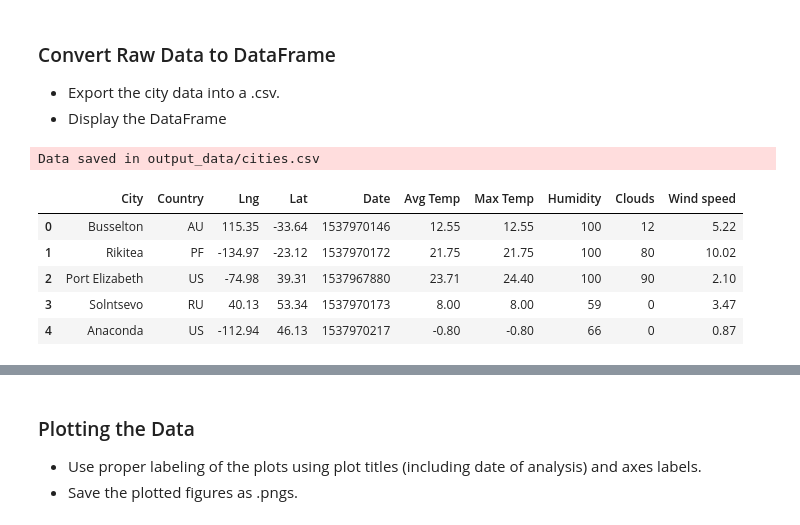
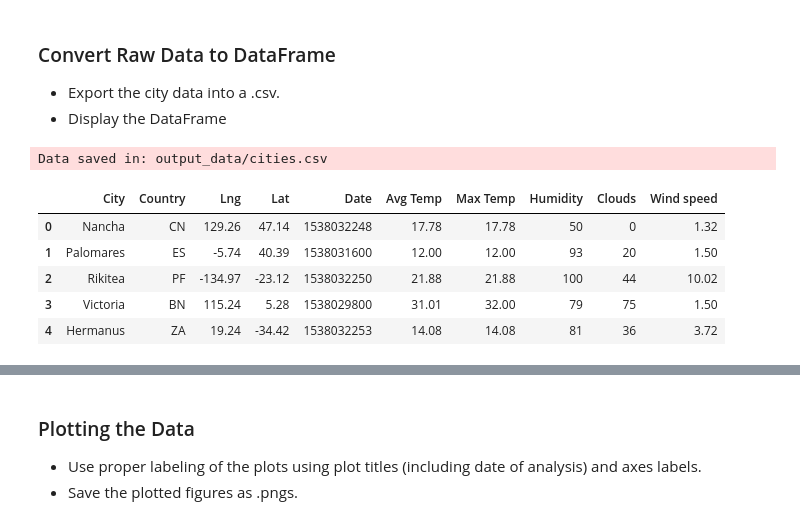
Before and after one commit to marieo31/pythonAPI_challenge, a Jupyter notebook: WeatherPy.ipynb, the cells around one changed output, grey strips where cells are left out. Cells and saved outputs as stored; diff of their text form; code cells hidden in the pictures.

```diff
--- a/WeatherPy.ipynb
+++ b/WeatherPy.ipynb
@@ -106,20 +88,24 @@ Created figure: output_data\fig1_cities_positions.png
 # %%
 logging.info('Beginning API calls')
 logging.info('-------------------')
-# API calls
+
+# Setting °C and api key
 settings = {"units" : "metric", "appid" : api_key}
-weather_data = []
 
-# print(cities[0:10])
-ii = 0
-for city in cities: #[0:10]:
-    ii += 1
-#     print(city)
+weather_data = [] # Initializing the weather_data list
+ii = 0 # Index to follow the call process
+for city in cities:
+    ii += 1 # Incrementing the index
     try:
+        # API call to grab data for the current city
         weather_data.append(owm.get_current(city, **settings))
-        logging.info(f"Processing city {ii}/{len(cities)} | {city} - OK") #
-    except: #TODO: cleaner exception catch
-        logging.info(f"Processing city {ii}/{len(cities)} | {city} - Not Found") #
-        pass
-# print(weather_data)
-print(len(weather_data))
+        # Message in logfile to follow the calls process
+        logging.info(f"Processing city {ii}/{len(cities)} | {city} - OK")
+    except Exception as e:
+        # If the city is not found
+        logging.info(f"{city} - Not Found - {e}")
+    # 1sec pause to avoid error (HTTP Error 429) due to too many calls in too little time
+    time.sleep(1)
+
+logging.info('---------------------')
+logging.info('End of API calls\n')
@@ -170,24 +149,28 @@ Data Retrieval Complete
 * Export the city data into a .csv.
 * Display the DataFrame
 # %%
+# List of columns headers
 clabels = [ "City","Country",
           "Lng", "Lat",
            "Date",
           "Avg Temp","Max Temp",
           "Humidity",
           "Clouds",
           "Wind speed"]
+
+# Creating dataframe with headers
 df = pd.DataFrame(data, columns=clabels)
-# [Cov], columns = ["Sequence", "Start", "End", "Coverage"]
 
-df.to_csv(output_data_file)
+# Saving into csv file
+df.to_csv(output_data_file, index=False)
+
 logging.info(f'Data saved in: {output_data_file}')
 df.head()
 # %% [output]
-Data saved in output_data/cities.csv
+Data saved in: output_data/cities.csv
 |  | City | Country | Lng | Lat | Date | Avg Temp | Max Temp | Humidity | Clouds | Wind speed |
-| 0 | Busselton | AU | 115.35 | -33.64 | 1537970146 | 12.55 | 12.55 | 100 | 12 | 5.22 |
-| 1 | Rikitea | PF | -134.97 | -23.12 | 1537970172 | 21.75 | 21.75 | 100 | 80 | 10.02 |
-| 2 | Port Elizabeth | US | -74.98 | 39.31 | 1537967880 | 23.71 | 24.40 | 100 | 90 | 2.10 |
-| 3 | Solntsevo | RU | 40.13 | 53.34 | 1537970173 | 8.00 | 8.00 | 59 | 0 | 3.47 |
-| 4 | Anaconda | US | -112.94 | 46.13 | 1537970217 | -0.80 | -0.80 | 66 | 0 | 0.87 |
+| 0 | Nancha | CN | 129.26 | 47.14 | 1538032248 | 17.78 | 17.78 | 50 | 0 | 1.32 |
+| 1 | Palomares | ES | -5.74 | 40.39 | 1538031600 | 12.00 | 12.00 | 93 | 20 | 1.50 |
+| 2 | Rikitea | PF | -134.97 | -23.12 | 1538032250 | 21.88 | 21.88 | 100 | 44 | 10.02 |
+| 3 | Victoria | BN | 115.24 | 5.28 | 1538029800 | 31.01 | 32.00 | 79 | 75 | 1.50 |
+| 4 | Hermanus | ZA | 19.24 | -34.42 | 1538032253 | 14.08 | 14.08 | 81 | 36 | 3.72 |
```
Also changed, not shown: parts of 29 cells of this notebook, 7 other files.
